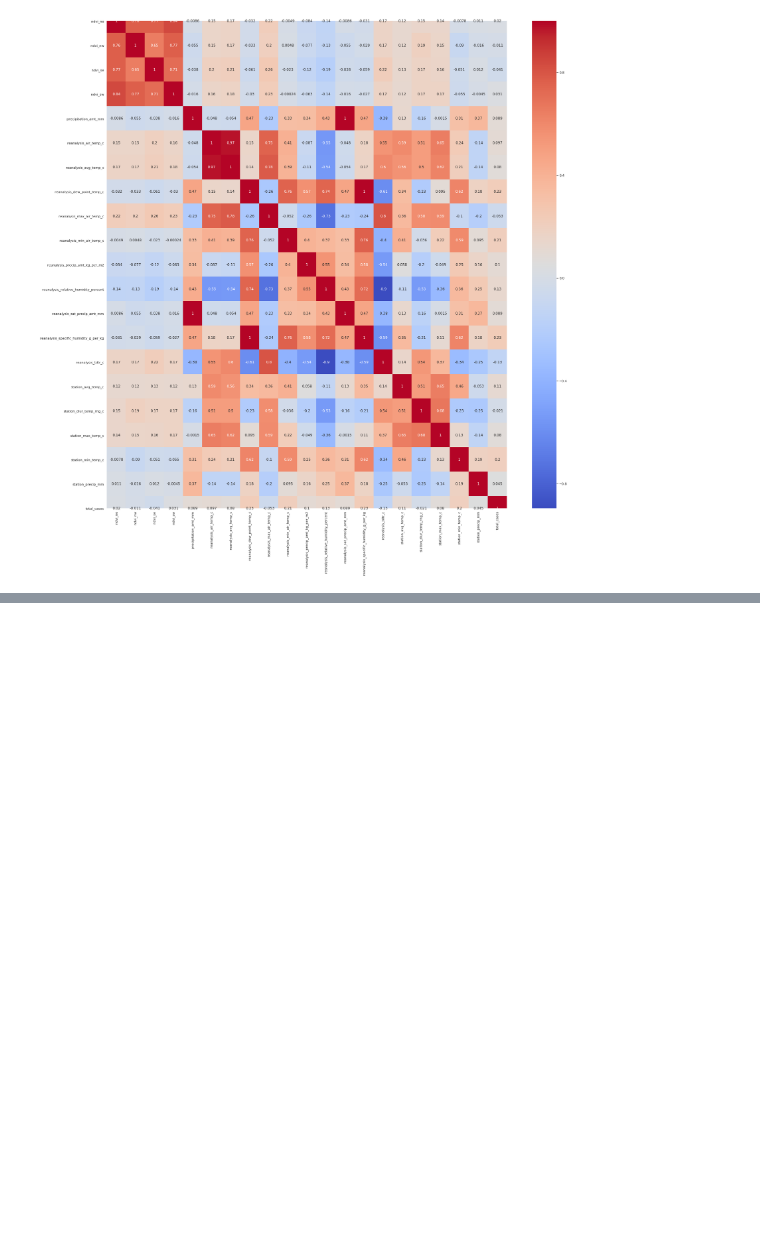
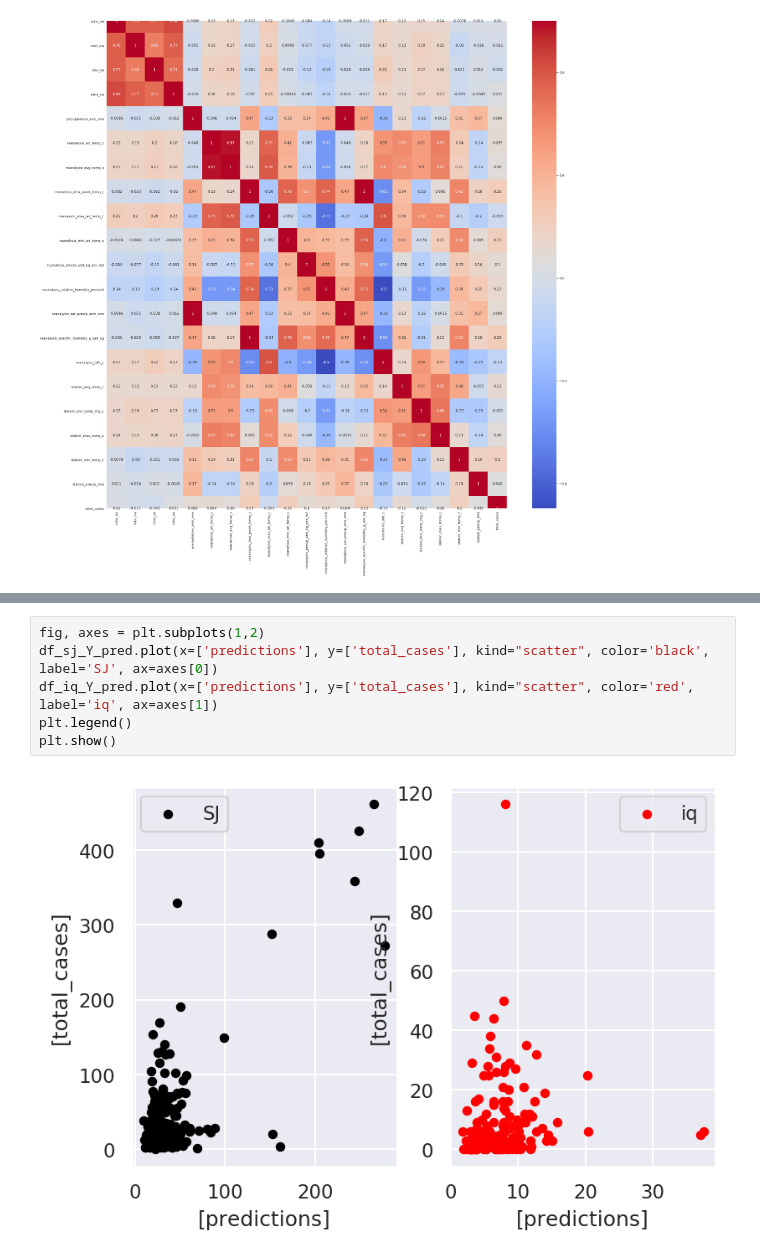
Before and after one commit to yelled1/DengiAI, a Jupyter notebook: Analysis.ipynb, the cells around one changed output, grey strips where cells are left out. Drawn from its saved outputs; the diff is of its cells as text; blank space fills up the shorter version.

```diff
--- a/Analysis.ipynb
+++ b/Analysis.ipynb
@@ -151,0 +228,8 @@ Features do NOT show high correlation looking at the colors
+# %%
+fig, axes = plt.subplots(1,2)
+df_sj_Y_pred.plot(x=['predictions'], y=['total_cases'], kind="scatter", color='black', label='SJ', ax=axes[0])
+df_iq_Y_pred.plot(x=['predictions'], y=['total_cases'], kind="scatter", color='red',  label='iq', ax=axes[1])
+plt.legend()
+plt.show()
+# %% [output]
+[figure, added]
```
Also changed, not shown: parts of 8 cells of this notebook.
